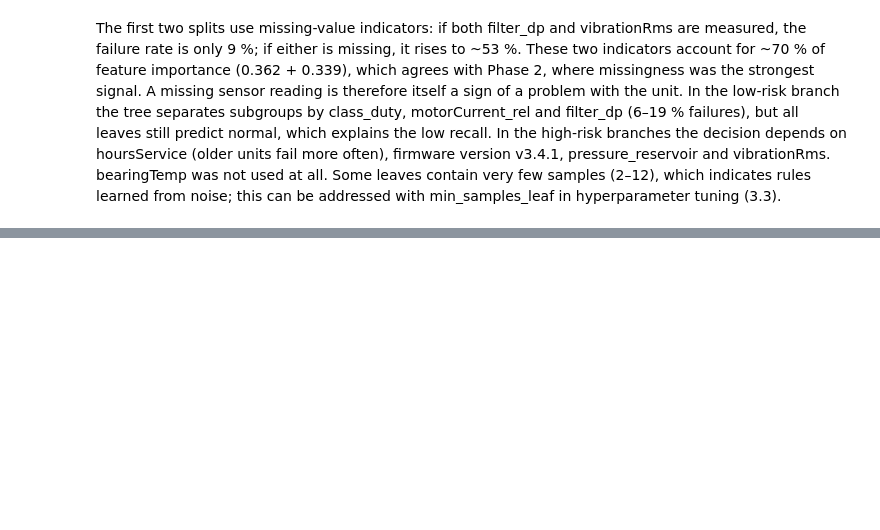
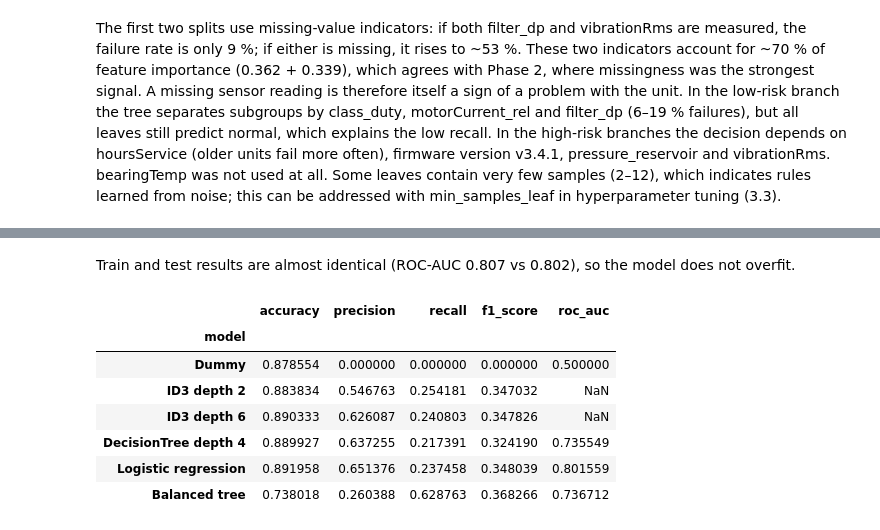
Before and after one commit to NovAndrii/IAU_project, a Jupyter notebook: Faza3_Kardash_Novitskyi.ipynb, the cells around one changed output, grey strips where cells are left out. Saved outputs shown, nothing was run; the diff lists cells and outputs as text; code cells hidden in the pictures; blank space fills up the shorter version.

```diff
--- a/Faza3_Kardash_Novitskyi.ipynb
+++ b/Faza3_Kardash_Novitskyi.ipynb
@@ -751,0 +787,22 @@ The first two splits use missing-value indicators: if both filter_dp and vibrati
+# %% [markdown]
+Train and test results are almost identical (ROC-AUC 0.807 vs 0.802), so the model does not overfit.
+# %%
+comp1 = pd.DataFrame([
+    {**evaluate(dummy_model, X_test, y_test, "Test"), "model": "Dummy"},
+    evaluate_predictions(y_test, y_test_pred_id3, "ID3 depth 2"),
+    evaluate_predictions(y_test, y_test_pred_best_id3, "ID3 depth 6"),
+    {**evaluate(best_tree, X_test, y_test, "Test"), "model": "DecisionTree depth 4"},
+    {**evaluate(log_reg, X_test, y_test, "Test"), "model": "Logistic regression"},
+    {**evaluate(balanced_tree, X_test, y_test, "Test"), "model": "Balanced tree"},
+]).drop(columns="dataset")
+
+display(comp1.set_index("model"))
+# %% [output]
+|  | accuracy | precision | recall | f1_score | roc_auc |
+| model |  |  |  |  |  |
+| Dummy | 0.878554 | 0.000000 | 0.000000 | 0.000000 | 0.500000 |
+| ID3 depth 2 | 0.883834 | 0.546763 | 0.254181 | 0.347032 | NaN |
+| ID3 depth 6 | 0.890333 | 0.626087 | 0.240803 | 0.347826 | NaN |
+| DecisionTree depth 4 | 0.889927 | 0.637255 | 0.217391 | 0.324190 | 0.735549 |
+| Logistic regression | 0.891958 | 0.651376 | 0.237458 | 0.348039 | 0.801559 |
+| Balanced tree | 0.738018 | 0.260388 | 0.628763 | 0.368266 | 0.736712 |
```
Also changed, not shown: parts of 11 cells of this notebook.
